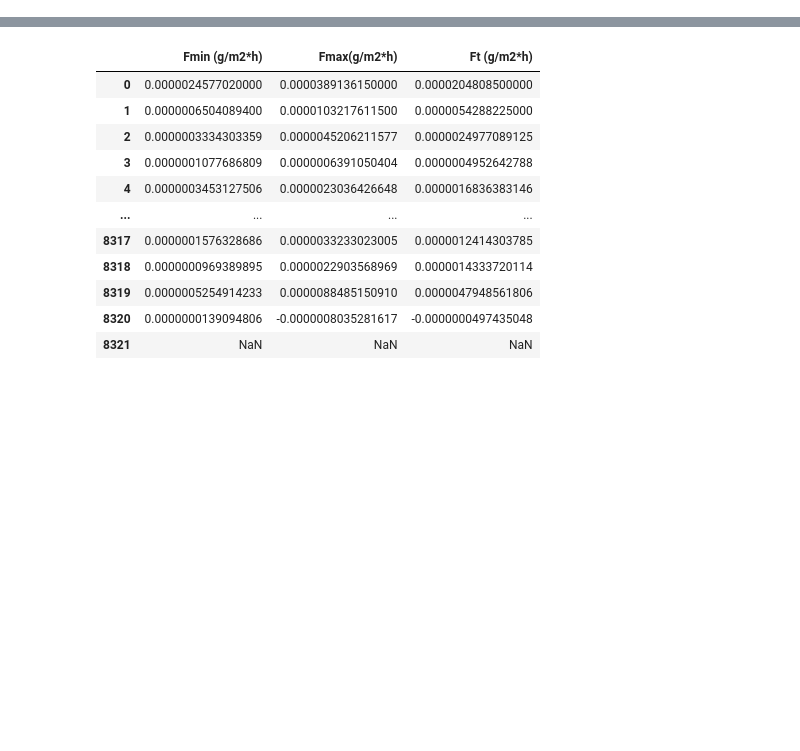
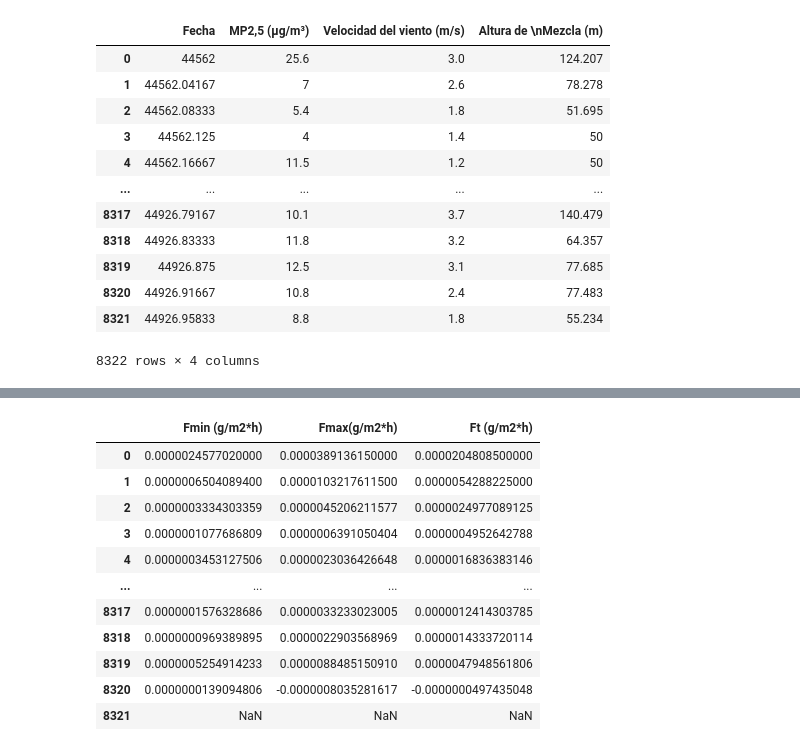
Before and after one commit to pedrosanhueza/arboles, a Jupyter notebook: arbol.ipynb, the cells around one changed output, grey strips where cells are left out. Saved outputs shown, nothing was run; the diff lists cells and outputs as text; code cells hidden in the pictures; blank space fills up the shorter version.

```diff
--- a/arbol.ipynb
+++ b/arbol.ipynb
@@ -71,0 +24,20 @@ df
+# %%
+# replace comma with dots
+
+df = df.applymap(lambda x: str(x).replace(',', '.'))
+
+df
+# %% [output]
+|  | Fecha | MP2,5 (µg/m³) | Velocidad del viento (m/s) | Altura de \nMezcla (m) |
+| 0 | 44562 | 25.6 | 3.0 | 124.207 |
+| 1 | 44562.04167 | 7 | 2.6 | 78.278 |
+| 2 | 44562.08333 | 5.4 | 1.8 | 51.695 |
+| 3 | 44562.125 | 4 | 1.4 | 50 |
+| 4 | 44562.16667 | 11.5 | 1.2 | 50 |
+| ... | ... | ... | ... | ... |
+| 8317 | 44926.79167 | 10.1 | 3.7 | 140.479 |
+| 8318 | 44926.83333 | 11.8 | 3.2 | 64.357 |
+| 8319 | 44926.875 | 12.5 | 3.1 | 77.685 |
+| 8320 | 44926.91667 | 10.8 | 2.4 | 77.483 |
+| 8321 | 44926.95833 | 8.8 | 1.8 | 55.234 |
+8322 rows × 4 columns
```
Also changed, not shown: parts of 5 cells of this notebook, 1 other file.
